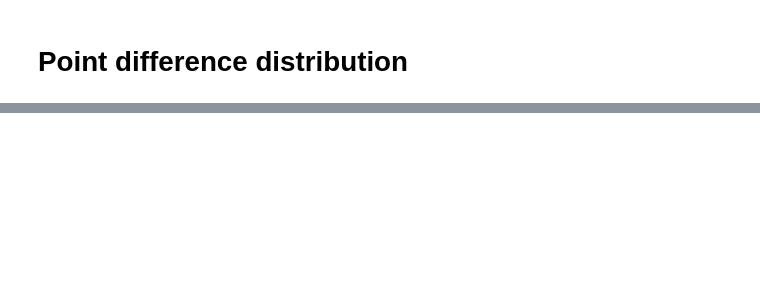
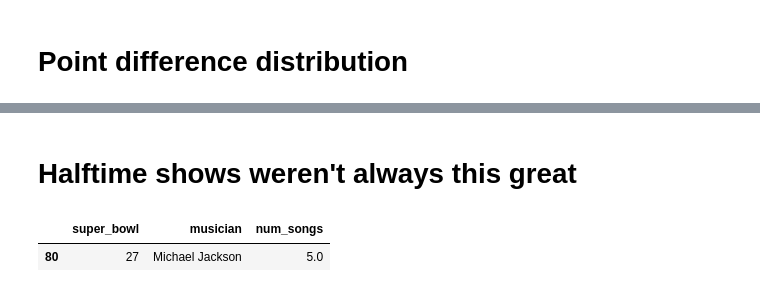
Before and after one commit to umar-khayam/DevNation_Tasks, a Jupyter notebook: 2021-11-09/Untitled.ipynb, the cells around one changed output, grey strips where cells are left out. Cells and saved outputs as stored; diff of their text form; code cells hidden in the pictures; blank space fills up the shorter version.

```diff
--- a/2021-11-09/Untitled.ipynb
+++ b/2021-11-09/Untitled.ipynb
@@ -122,0 +175,7 @@ sns.histplot(super_bowls_data['combined_pts'])
+# %% [markdown]
+# Halftime shows weren't always this great
+# %%
+halftime_musicians_data[halftime_musicians_data['musician']=='Michael Jackson']
+# %% [output]
+|  | super_bowl | musician | num_songs |
+| 80 | 27 | Michael Jackson | 5.0 |
```
Also changed, not shown: parts of 15 cells of this notebook.
